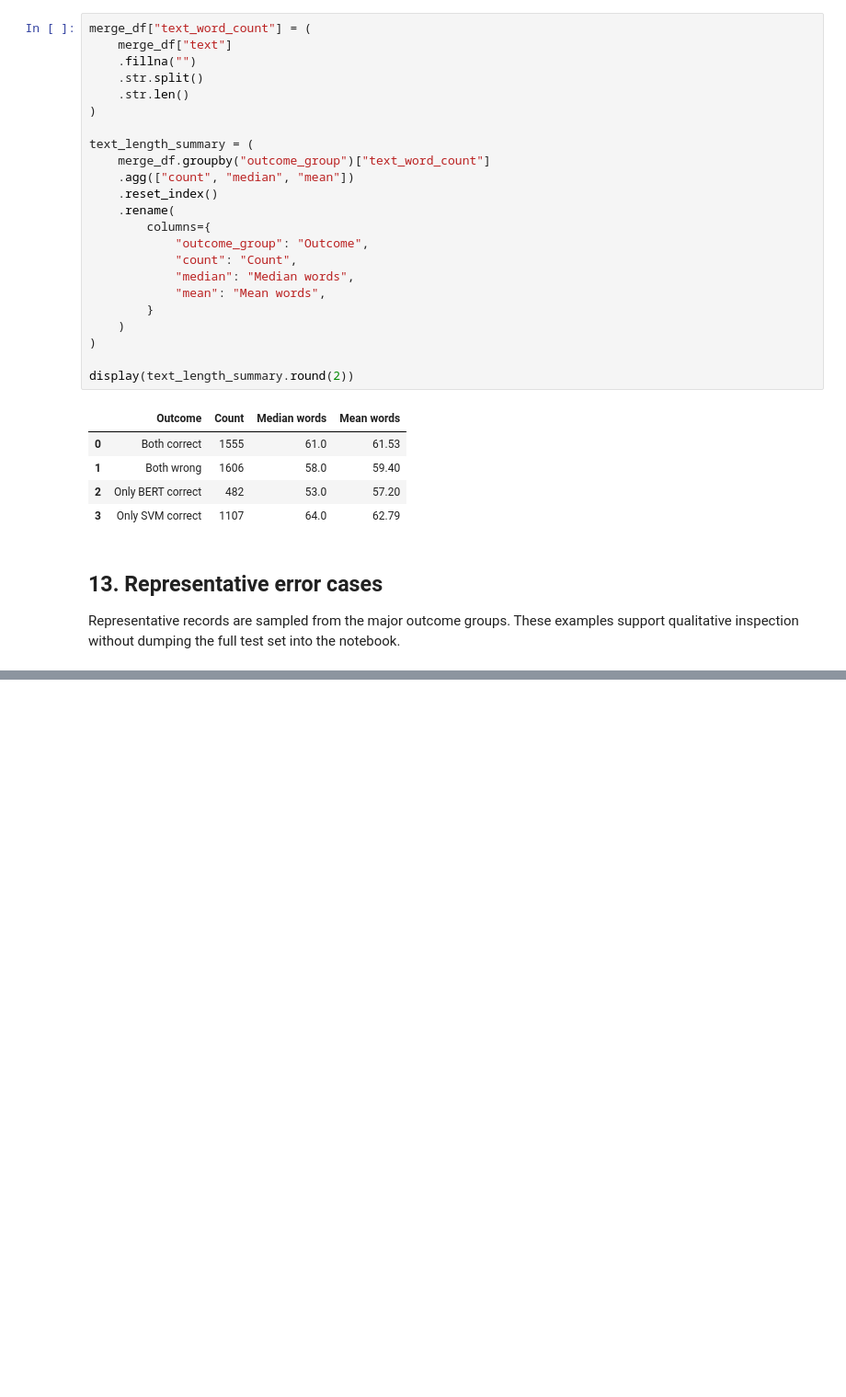
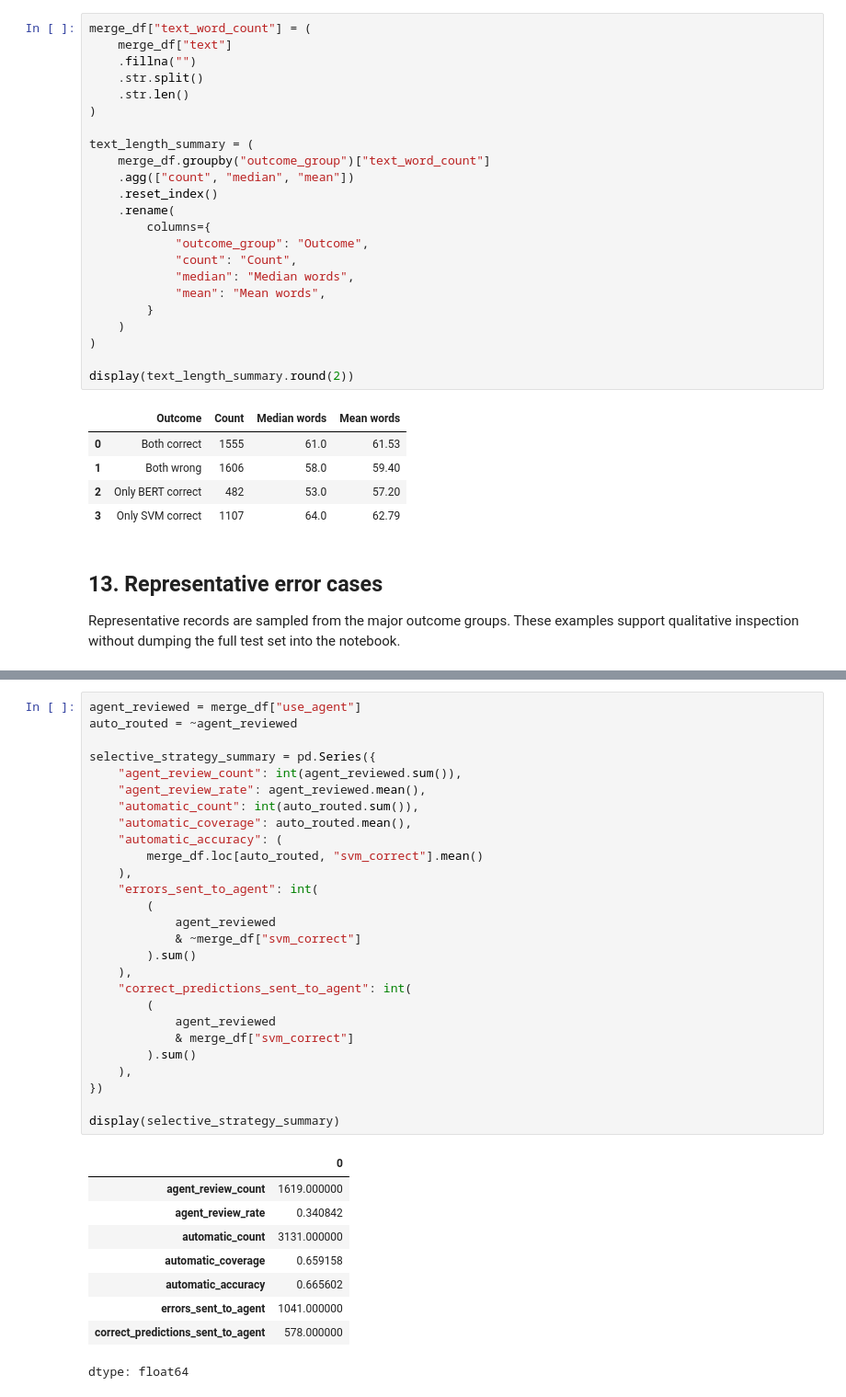
Before and after one commit to OlhaZahrebelna/Intelligent-Support-Ticket-Router-using-NLP, a Jupyter notebook: notebook/04_Test_Error_Analysis.ipynb, the cells around one changed output, grey strips where cells are left out. Shown at 92% size. Cells and saved outputs as stored; diff of their text form; blank space fills up the shorter version.

```diff
--- a/notebook/04_Test_Error_Analysis.ipynb
+++ b/notebook/04_Test_Error_Analysis.ipynb
@@ -1041,0 +1131,37 @@ display(
+# %%
+agent_reviewed = merge_df["use_agent"]
+auto_routed = ~agent_reviewed
+
+selective_strategy_summary = pd.Series({
+    "agent_review_count": int(agent_reviewed.sum()),
+    "agent_review_rate": agent_reviewed.mean(),
+    "automatic_count": int(auto_routed.sum()),
+    "automatic_coverage": auto_routed.mean(),
+    "automatic_accuracy": (
+        merge_df.loc[auto_routed, "svm_correct"].mean()
+    ),
+    "errors_sent_to_agent": int(
+        (
+            agent_reviewed
+            & ~merge_df["svm_correct"]
+        ).sum()
+    ),
+    "correct_predictions_sent_to_agent": int(
+        (
+            agent_reviewed
+            & merge_df["svm_correct"]
+        ).sum()
+    ),
+})
+
+display(selective_strategy_summary)
+# %% [output]
+|  | 0 |
+| agent_review_count | 1619.000000 |
+| agent_review_rate | 0.340842 |
+| automatic_count | 3131.000000 |
+| automatic_coverage | 0.659158 |
+| automatic_accuracy | 0.665602 |
+| errors_sent_to_agent | 1041.000000 |
+| correct_predictions_sent_to_agent | 578.000000 |
+dtype: float64
```
Also changed, not shown: parts of 12 cells of this notebook.
